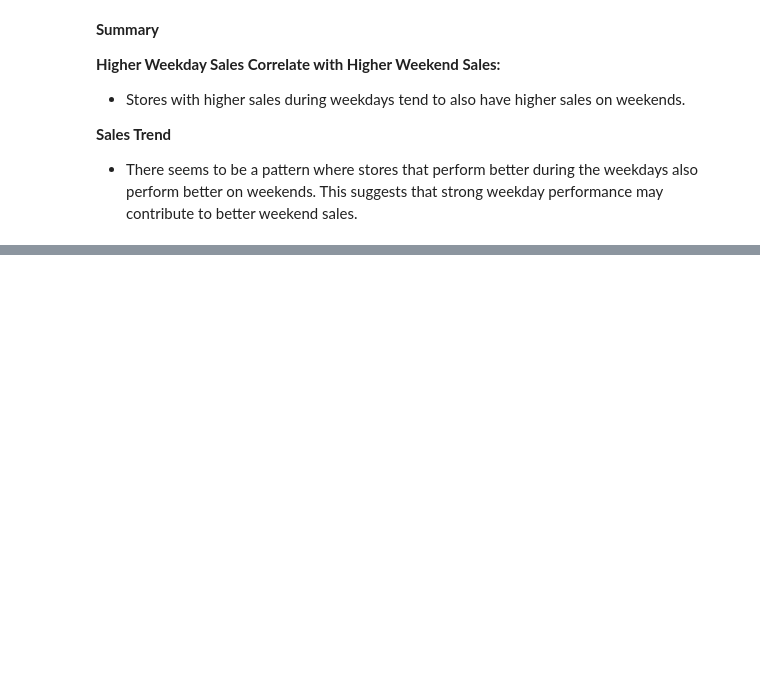
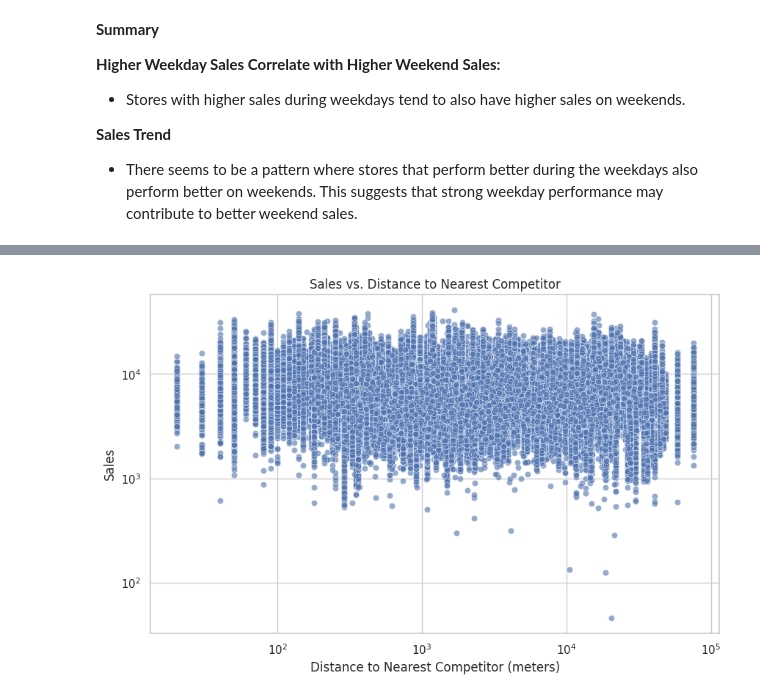
Before and after one commit to epythonlab/rossmann-pharma-sales-prediction, a Jupyter notebook: notebooks/exploratory_analysis.ipynb, the cells around one changed output, grey strips where cells are left out. Cells and saved outputs as stored; diff of their text form; code cells hidden in the pictures; blank space fills up the shorter version.

```diff
--- a/notebooks/exploratory_analysis.ipynb
+++ b/notebooks/exploratory_analysis.ipynb
@@ -658,0 +541,32 @@ Series([], Name: Sales, dtype: float64)
+# %%
+import pandas as pd
+import seaborn as sns
+import matplotlib.pyplot as plt
+
+def plot_competition_distance_vs_sales(data):
+    """
+    Plot the relationship between distance to the nearest competitor and sales.
+
+    Parameters:
+    - data: DataFrame containing the necessary columns 'CompetitionDistance' and 'Sales'.
+    """
+    # Create a plot
+    plt.figure(figsize=(10, 6))
+
+    # Scatter plot for CompetitionDistance vs Sales
+    sns.scatterplot(x='CompetitionDistance', y='Sales', data=data, alpha=0.6)
+
+    # Add plot titles and labels
+    plt.title('Sales vs. Distance to Nearest Competitor')
+    plt.xlabel('Distance to Nearest Competitor (meters)')
+    plt.ylabel('Sales')
+    plt.xscale('log')  # Optional: Use log scale for better visibility
+    plt.yscale('log')  # Optional: Use log scale for better visibility
+    plt.grid(True)
+
+    plt.show()
+
+# Example usage
+plot_competition_distance_vs_sales(train_data)
+# %% [output]
+[figure, added]
```
Also changed, not shown: parts of 16 cells of this notebook, 1 other file.
